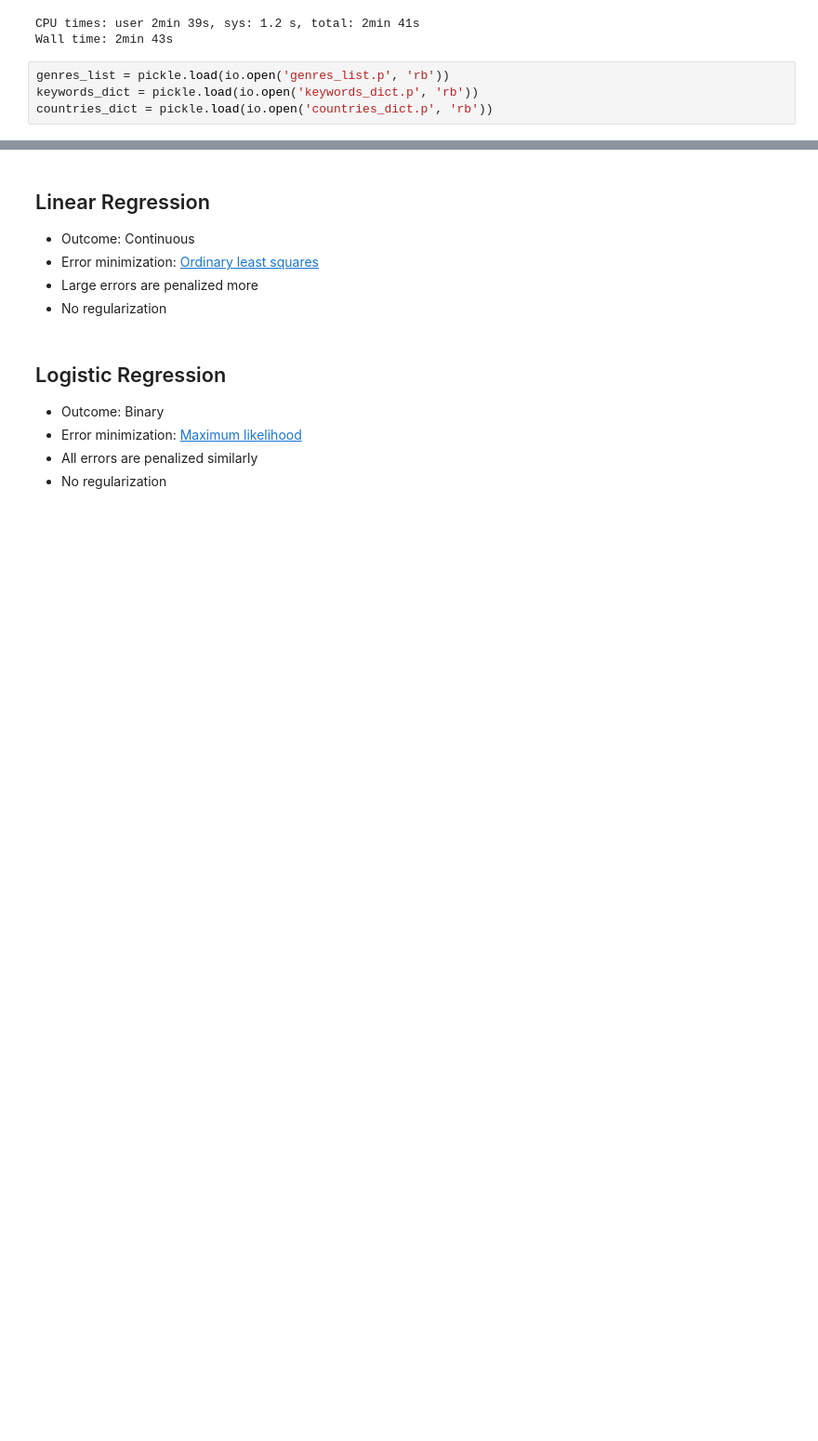
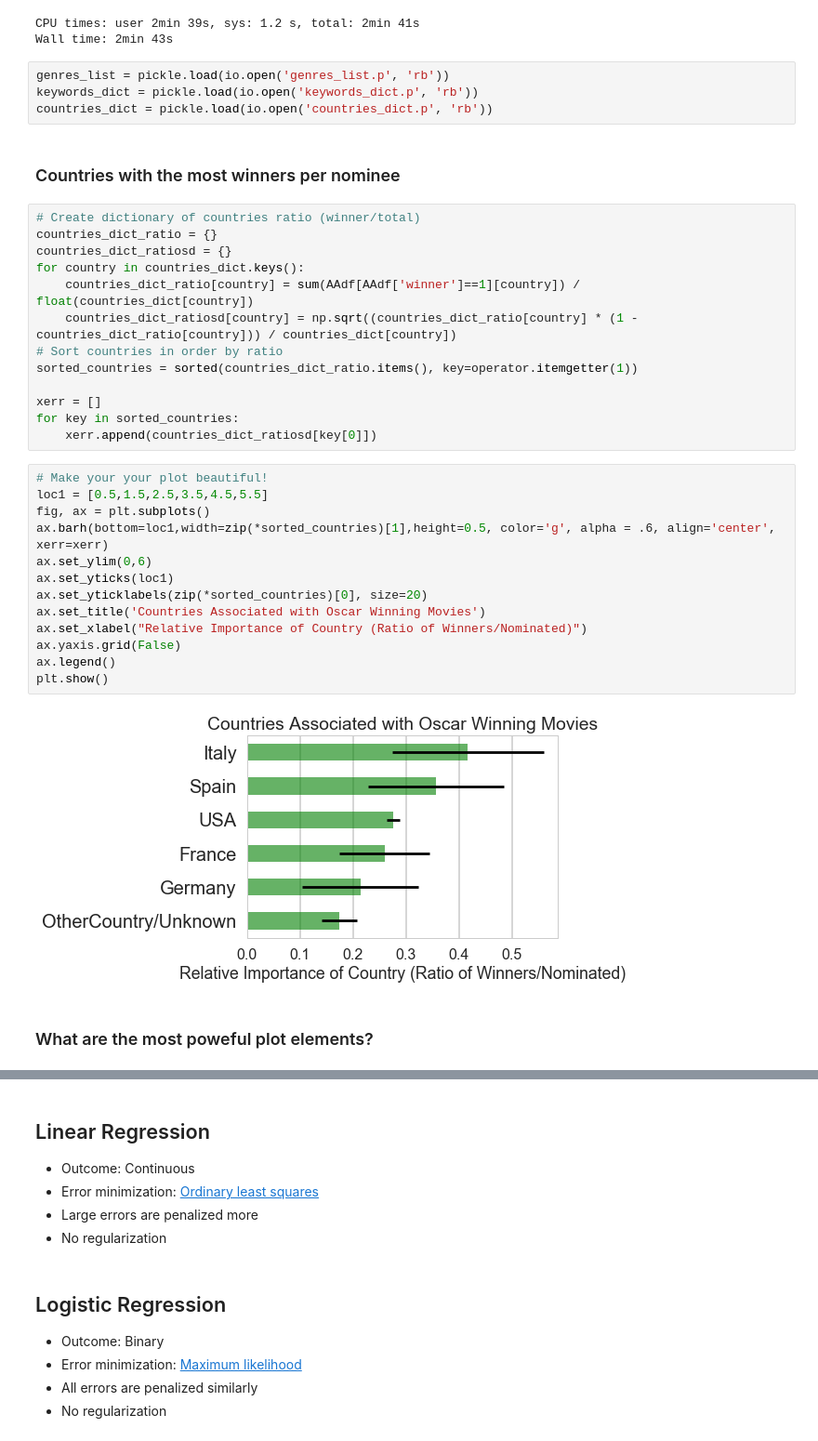
Before and after one commit to dhanus/oscars-tutorial, a Jupyter notebook: Part2-Exploring-Oscars.ipynb, the cells around one changed output, grey strips where cells are left out. Shown: that part at 93% size. Drawn from its saved outputs; the diff is of its cells as text; blank space fills up the shorter version.

```diff
--- a/Part2-Exploring-Oscars.ipynb
+++ b/Part2-Exploring-Oscars.ipynb
@@ -218,3 +175,35 @@ Wall time: 2min 43s
 genres_list = pickle.load(io.open('genres_list.p', 'rb'))
 keywords_dict = pickle.load(io.open('keywords_dict.p', 'rb'))
 countries_dict = pickle.load(io.open('countries_dict.p', 'rb'))
+# %% [markdown]
+### Countries with the most winners per nominee
+# %%
+# Create dictionary of countries ratio (winner/total)
+countries_dict_ratio = {}
+countries_dict_ratiosd = {}
+for country in countries_dict.keys():
+    countries_dict_ratio[country] = sum(AAdf[AAdf['winner']==1][country]) / float(countries_dict[country])
+    countries_dict_ratiosd[country] = np.sqrt((countries_dict_ratio[country] * (1 - countries_dict_ratio[country])) / countries_dict[country])
+# Sort countries in order by ratio
+sorted_countries = sorted(countries_dict_ratio.items(), key=operator.itemgetter(1))
+
+xerr = []
+for key in sorted_countries:
+    xerr.append(countries_dict_ratiosd[key[0]])
+# %%
+# Make your your plot beautiful!
+loc1 = [0.5,1.5,2.5,3.5,4.5,5.5]
+fig, ax = plt.subplots()
+ax.barh(bottom=loc1,width=zip(*sorted_countries)[1],height=0.5, color='g', alpha = .6, align='center', xerr=xerr)
+ax.set_ylim(0,6)
+ax.set_yticks(loc1)
+ax.set_yticklabels(zip(*sorted_countries)[0], size=20)
+ax.set_title('Countries Associated with Oscar Winning Movies')
+ax.set_xlabel("Relative Importance of Country (Ratio of Winners/Nominated)")
+ax.yaxis.grid(False)
+ax.legend()
+plt.show()
+# %% [output]
+[figure, added]
+# %% [markdown]
+### What are the most poweful plot elements?
```
Also changed, not shown: parts of 18 cells of this notebook, 1 other file.
